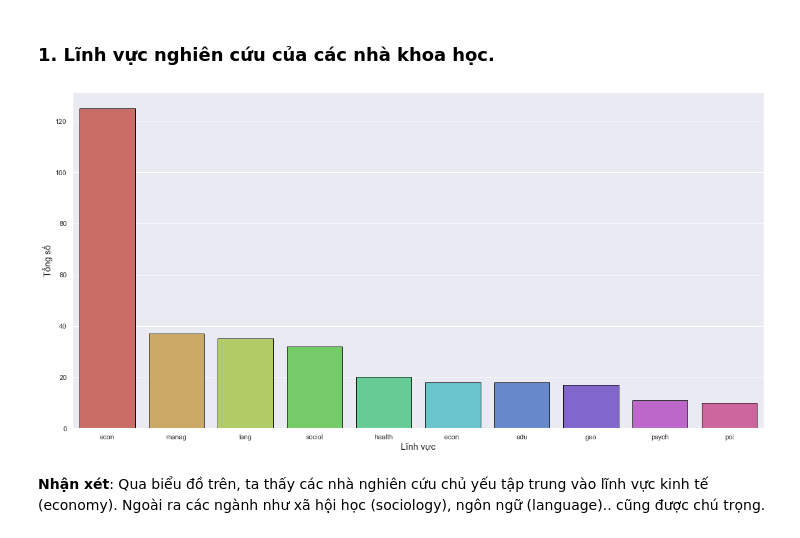
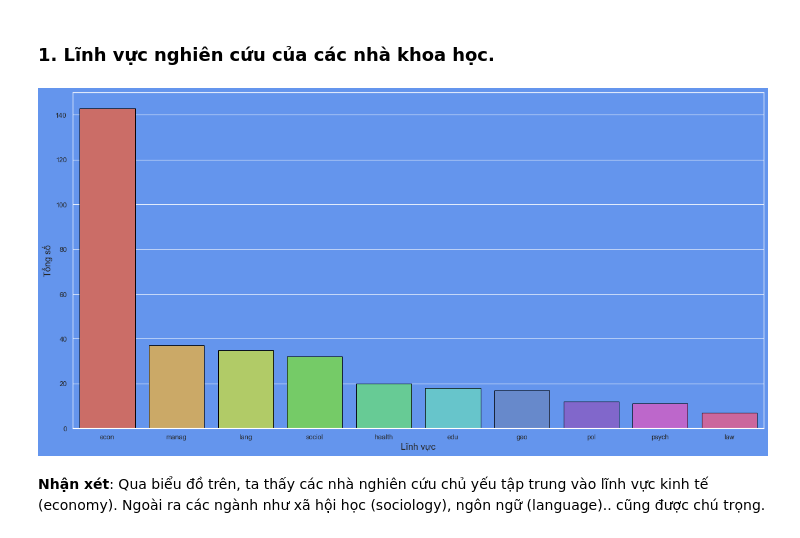
Before and after one commit to bason1999qn/Final_Data_Visualization, a Jupyter notebook: Final_DV.ipynb, the cells around one changed output. Cells and saved outputs as stored; diff of their text form; code cells hidden in the pictures.

```diff
--- a/Final_DV.ipynb
+++ b/Final_DV.ipynb
@@ -101,3 +111,5 @@ df['sex'] = df['sex'].replace(' ', '', regex=True)
+# %%
+df['field.1'] = df['field.1'].replace(' ', '', regex=True)
 # %% [markdown]
 # III/ Trực quan hóa:
 # %% [markdown]
@@ -131,20 +143,19 @@ df['sex'] = df['sex'].replace(' ', '', regex=True)
 # %%
 Series_1 = df['field.1'].copy().value_counts()
 
-sns.set(rc={'figure.figsize':(20,10)})
+sns.set(rc={'axes.facecolor':'cornflowerblue', 'figure.facecolor':'cornflowerblue', 'figure.figsize':(20,10)})
 
 # ax.bar(Series_1.head(10).index, Series_1.head(10).values, fill='black', color="#2ecc71", edgecolor=['black'])
 ax = sns.barplot(Series_1.head(10).index, Series_1.head(10).values, fill='black', color="#2ecc71", edgecolor=['black']
       , palette=sns.color_palette("hls", 10))
 
 
-
 ax.set_ylabel('Tổng số', fontsize='large')
 ax.set_xlabel('Lĩnh vực', fontsize='large')
 
 plt.savefig("pic1_1.png")
 # %% [output]
-[figure, old version]
+[figure, new version]
 # %% [markdown]
 **Nhận xét**: Qua biểu đồ trên, ta thấy các nhà nghiên cứu chủ yếu tập trung vào lĩnh vực kinh tế (economy). Ngoài ra các ngành  như xã hội học (sociology), ngôn ngữ (language).. cũng được chú trọng.
 # %% [markdown]
```
Also changed, not shown: parts of 11 cells of this notebook.
